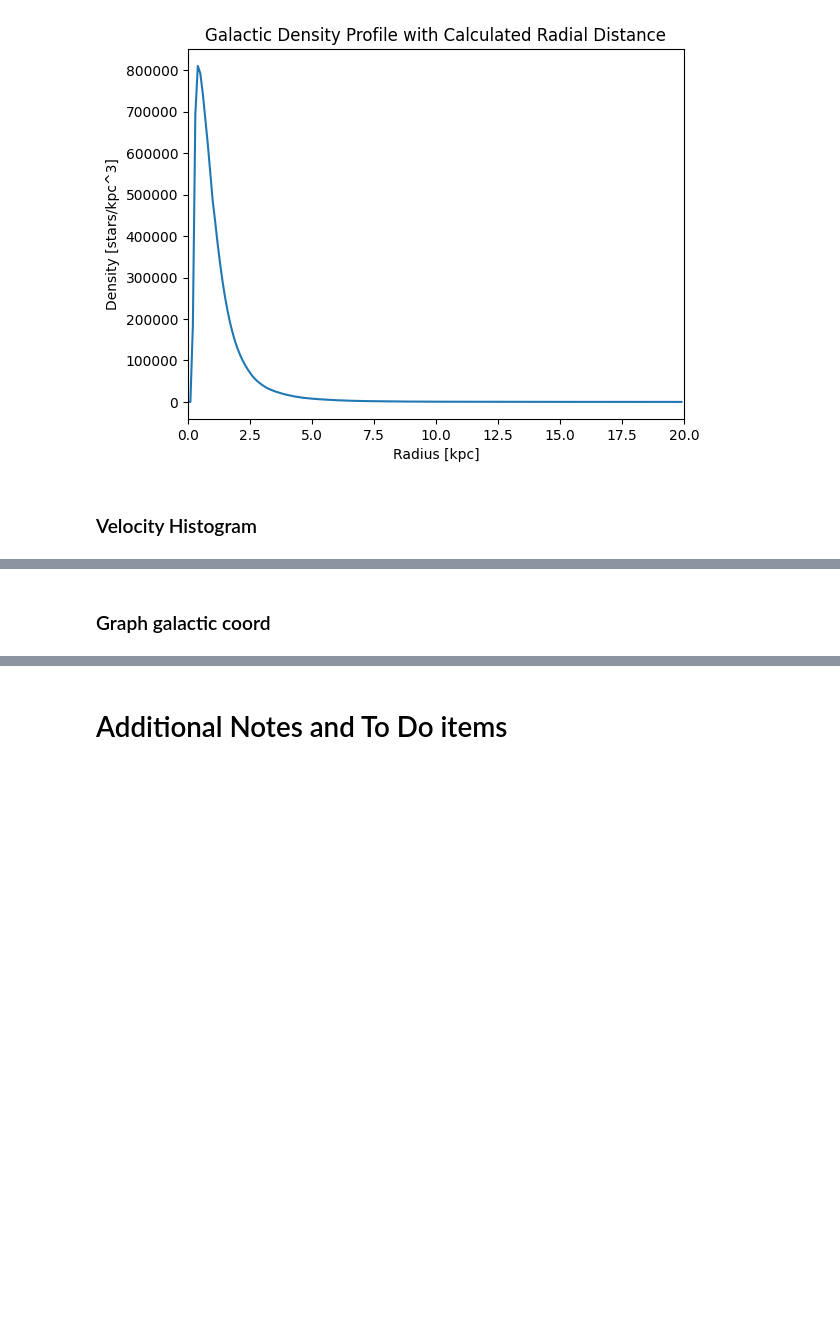
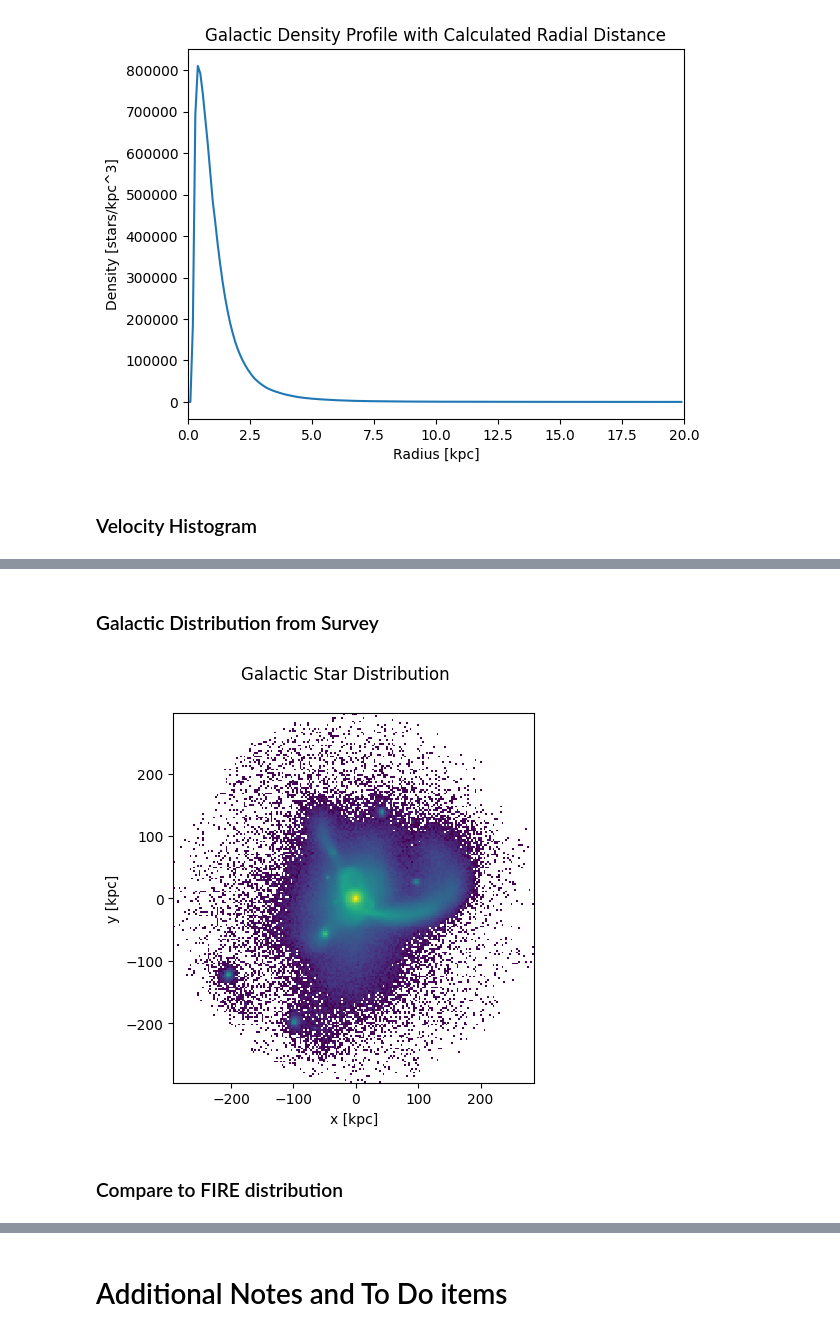
Before and after one commit to aeden2019/ananke_vera_rubin, a Jupyter notebook: vera_rubin.ipynb, the cells around one changed output, grey strips where cells are left out. Cells and saved outputs as stored; diff of their text form; code cells hidden in the pictures; blank space fills up the shorter version.

Commit message:
Added stellar distribution in cartesian and galactic coords

```diff
--- a/vera_rubin.ipynb
+++ b/vera_rubin.ipynb
@@ -570,35 +574,41 @@ plt.show()
 # %% [markdown]
-### Graph galactic coord
+### Galactic Distribution from Survey
 # %%
 # Like gas/star distribution
 # Use galactic coords
 # Cuts in distances
 # 2d histogram of density of stars
 # bin from 20 kpcs to 300 kpcs
+# %%
+# Define the bin edges
+rmin = 20  # minimum radius
+rmax = 300  # maximum radius
+bins = 200  # number of bins
 # %%
-# # These are coordinates relative to the central galaxy
-# coordinates = part['star'].prop( 'host.distance' )
+# This is distance to the center of the central galaxy
+distance_to_center = (df['px'].values**2 + df['py'].values**2 + df['pz'].values**2)**0.5
 
-# # This is distance to the center of the central galaxy
-# distance_to_center = part['star'].prop( 'host.distance.total' )
+# Define boundaries
+is_in_galaxy = distance_to_center < rmax
 
-# # An approximate definition for being in the galaxy: particles within 10 kpc of the center
-# is_in_galaxy = distance_to_center < 10.
+# Plot the logarithmically normalized count of the gas particles at each coordinate
+fig = plt.figure()
+ax = plt.gca()
 
-# # Plot the logarithmically normalized count of the gas particles at each coordinate
-# fig = plt.figure()
-# ax = plt.gca()
+# Use 2-D histogram
+ax.hist2d(
+    df['px'].values[is_in_galaxy],
+    df['py'].values[is_in_galaxy],
+    bins = bins,
+    norm = matplotlib.colors.LogNorm(),
+)
 
-# # Use 2-D histogram
-# ax.hist2d(
-#     coordinates[:,0][is_in_galaxy],
-#     coordinates[:,1][is_in_galaxy],
-#     bins = 256,
-#     norm = matplotlib.colors.LogNorm(),
-# )
-
-# # Add labels, aspect ration, and title
-# ax.set_xlabel( r'x [kpc]' )
-# ax.set_ylabel( r'y [kpc]' )
-# ax.set_aspect( 'equal' )
-# fig.suptitle("Galactic Star Distribution");
+# Add labels, aspect ration, and title
+ax.set_xlabel( r'x [kpc]' )
+ax.set_ylabel( r'y [kpc]' )
+ax.set_aspect( 'equal' )
+fig.suptitle("Galactic Star Distribution");
+# %% [output]
+[figure, added]
+# %% [markdown]
+### Compare to FIRE distribution
```
Also changed, not shown: parts of 25 cells of this notebook.
